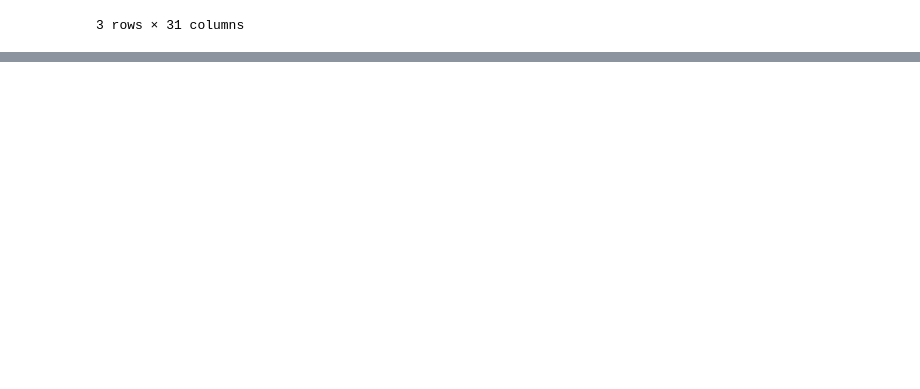
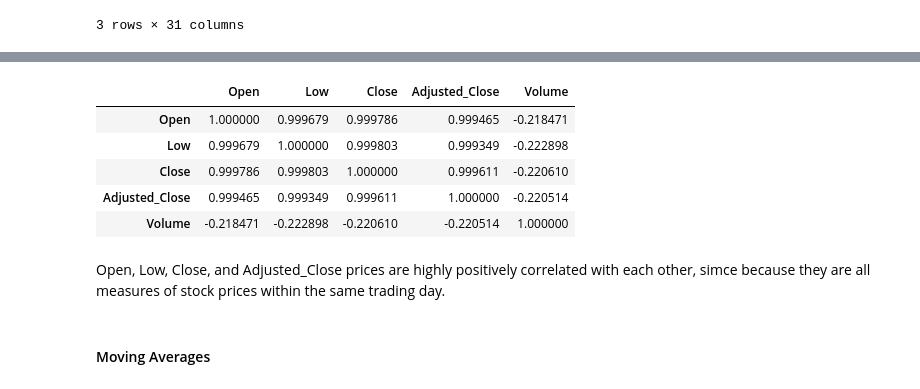
Before and after one commit to EthanFalcao/Sentiment-Analysis-in-Financial-Markets, a Jupyter notebook: (Stocks) - Exploratory Data Analysis.ipynb, the cells around one changed output, grey strips where cells are left out. Cells and saved outputs as stored; diff of their text form; code cells hidden in the pictures; blank space fills up the shorter version.

```diff
--- a/(Stocks) - Exploratory Data Analysis.ipynb
+++ b/(Stocks) - Exploratory Data Analysis.ipynb
@@ -86,0 +172,17 @@ KeyError: 'Date'
+# %%
+import pandas as pd
+import numpy as np
+corr = df_stocks[['Open', 'Low', 'Close', 'Adjusted_Close', 'Volume']].corr()
+corr.style.background_gradient(cmap='coolwarm')
+# 'RdBu_r', 'BrBG_r', & PuOr_r are other good diverging colormaps
+# %% [output]
+|  | Open | Low | Close | Adjusted_Close | Volume |
+| Open | 1.000000 | 0.999679 | 0.999786 | 0.999465 | -0.218471 |
+| Low | 0.999679 | 1.000000 | 0.999803 | 0.999349 | -0.222898 |
+| Close | 0.999786 | 0.999803 | 1.000000 | 0.999611 | -0.220610 |
+| Adjusted_Close | 0.999465 | 0.999349 | 0.999611 | 1.000000 | -0.220514 |
+| Volume | -0.218471 | -0.222898 | -0.220610 | -0.220514 | 1.000000 |
+# %% [markdown]
+Open, Low, Close, and Adjusted_Close prices are highly positively correlated with each other, simce because they are all measures of stock prices within the same trading day.
+# %% [markdown]
+#### Moving Averages
```
Also changed, not shown: parts of 12 cells of this notebook.
